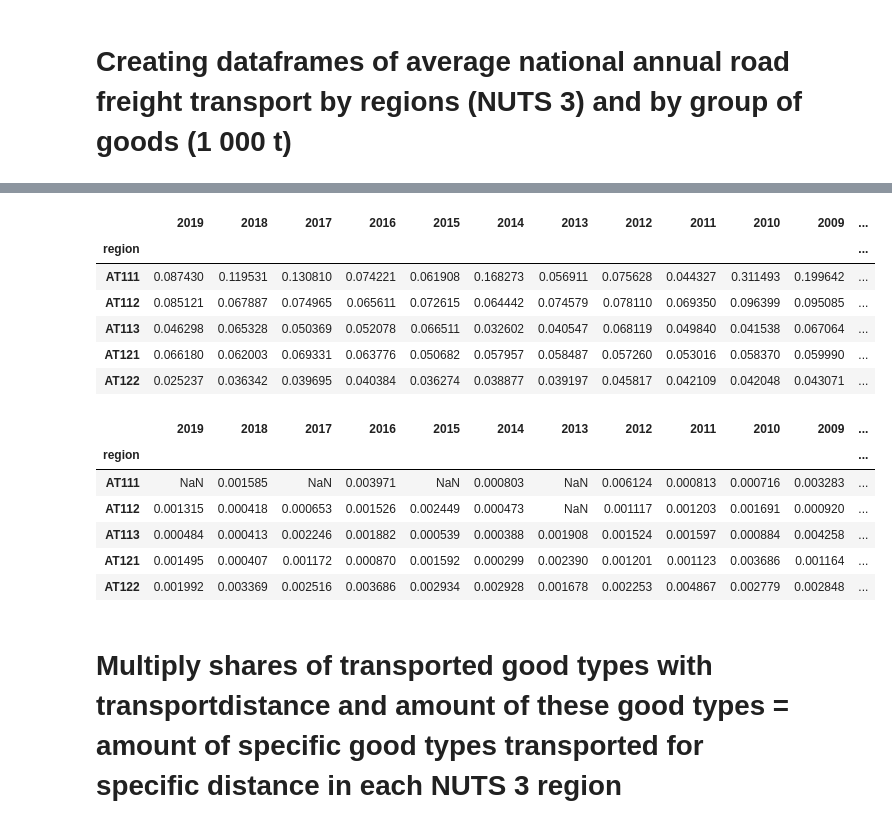
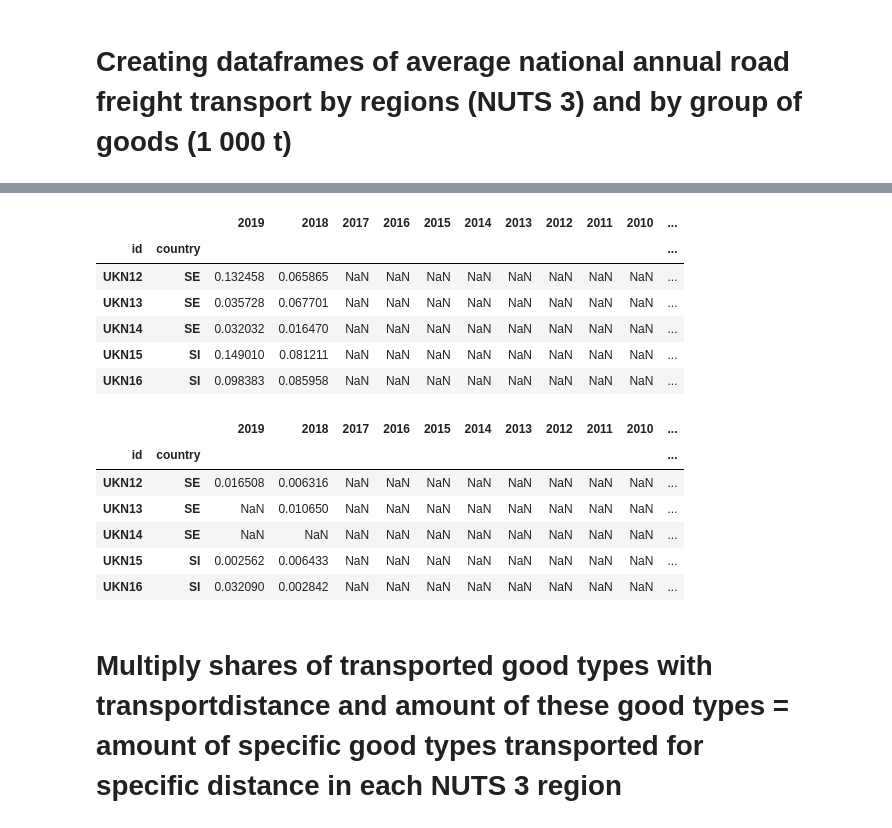
Before and after one commit to Frostie10/eurostat_test, a Jupyter notebook: test_eurostat.ipynb, the cells around one changed output, grey strips where cells are left out. Saved outputs shown, nothing was run; the diff lists cells and outputs as text; code cells hidden in the pictures.

```diff
--- a/test_eurostat.ipynb
+++ b/test_eurostat.ipynb
@@ -47,3 +47,6 @@ df_unloading = pearson_util.load_eurostat_tsv('https://ec.europa.eu/eurostat/est
 df_unloading_total = df_unloading.loc['TOTAL']
 # %%
 df_unloading_total = df_unloading_total.droplevel(0)
+# %%
+#sets index of the df to the same index the gdf has and thereby delets all rowes which have a different id (old NUTS 3 data)
+df_unloading_nuts3 = df_unloading_total.reindex(gdf.set_index('id').index)
@@ -54,3 +70,6 @@ df_loading = pearson_util.load_eurostat_tsv('https://ec.europa.eu/eurostat/estat
 df_loading_total = df_loading.loc['TOTAL']
 # %%
 df_loading_total = df_loading_total.droplevel(0)
+# %%
+#sets index of the df to the same index the gdf has and thereby delets all rowes which have a different id (old NUTS 3 data)
+df_loading_nuts3 = df_loading_total.reindex(gdf.set_index('id').index)
@@ -57,7 +88,10 @@ df_loading_total = df_loading_total.droplevel(0)
 # %%
 #Concatinates df --> takes 2 df and joins them together
-df_average_transport_total = pd.concat((df_unloading_total, df_loading_total))
+df_average_transport_total = pd.concat((df_unloading_nuts3, df_loading_nuts3))
 # %%
 #takes lines with same index and calculates mean of them
 df_average_transport_total = df_average_transport_total.groupby(df_average_transport_total.index).mean()
+# %%
+#sets the index 'country' and takes it from the cntr_code column of the gdf
+df_average_transport_total = df_average_transport_total.set_index(gdf.set_index('CNTR_CODE').index.rename('country'), append=True)
 # %%
@@ -73,37 +109,51 @@ df_average_transport_total.head()
 # %%
+#unloading
 df_unloading_GT01 = df_unloading.loc['GT01']
 df_unloading_GT01 = df_unloading_GT01.droplevel(0)
+df_unloading_GT01_nuts3 = df_unloading_GT01.reindex(gdf.set_index('id').index)
+#loading
 df_loading_GT01 = df_loading.loc['GT01']
 df_loading_GT01 = df_loading_GT01.droplevel(0)
-df_average_transport_GT01 = pd.concat((df_unloading_GT01, df_loading_GT01))
+df_loading_GT01_nuts3 = df_loading_GT01.reindex(gdf.set_index('id').index)
+#combining
+df_average_transport_GT01 = pd.concat((df_unloading_GT01_nuts3, df_loading_GT01_nuts3))
 df_average_transport_GT01 = df_average_transport_GT01.groupby(df_average_transport_GT01.index).mean()
+df_average_transport_GT01 = df_average_transport_GT01.set_index(gdf.set_index('CNTR_CODE').index.rename('country'), append=True)
+#share
 df_transport_share_GT01 = df_average_transport_GT01.div(df_average_transport_total)
-df_transport_share_GT01.head()
+df_transport_share_GT01.tail()
 # %% [output]
-|  | 2019 | 2018 | 2017 | 2016 | 2015 | 2014 | 2013 | 2012 | 2011 | 2010 | 2009 | ... |
-| region |  |  |  |  |  |  |  |  |  |  |  | ... |
-| AT111 | 0.087430 | 0.119531 | 0.130810 | 0.074221 | 0.061908 | 0.168273 | 0.056911 | 0.075628 | 0.044327 | 0.311493 | 0.199642 | ... |
-| AT112 | 0.085121 | 0.067887 | 0.074965 | 0.065611 | 0.072615 | 0.064442 | 0.074579 | 0.078110 | 0.069350 | 0.096399 | 0.095085 | ... |
-| AT113 | 0.046298 | 0.065328 | 0.050369 | 0.052078 | 0.066511 | 0.032602 | 0.040547 | 0.068119 | 0.049840 | 0.041538 | 0.067064 | ... |
-| AT121 | 0.066180 | 0.062003 | 0.069331 | 0.063776 | 0.050682 | 0.057957 | 0.058487 | 0.057260 | 0.053016 | 0.058370 | 0.059990 | ... |
-| AT122 | 0.025237 | 0.036342 | 0.039695 | 0.040384 | 0.036274 | 0.038877 | 0.039197 | 0.045817 | 0.042109 | 0.042048 | 0.043071 | ... |
+|  |  | 2019 | 2018 | 2017 | 2016 | 2015 | 2014 | 2013 | 2012 | 2011 | 2010 | ... |
+| id | country |  |  |  |  |  |  |  |  |  |  | ... |
+| UKN12 | SE | 0.132458 | 0.065865 | NaN | NaN | NaN | NaN | NaN | NaN | NaN | NaN | ... |
+| UKN13 | SE | 0.035728 | 0.067701 | NaN | NaN | NaN | NaN | NaN | NaN | NaN | NaN | ... |
+| UKN14 | SE | 0.032032 | 0.016470 | NaN | NaN | NaN | NaN | NaN | NaN | NaN | NaN | ... |
+| UKN15 | SI | 0.149010 | 0.081211 | NaN | NaN | NaN | NaN | NaN | NaN | NaN | NaN | ... |
+| UKN16 | SI | 0.098383 | 0.085958 | NaN | NaN | NaN | NaN | NaN | NaN | NaN | NaN | ... |
 # %%
+#unloading
 df_unloading_GT02 = df_unloading.loc['GT02']
 df_unloading_GT02 = df_unloading_GT02.droplevel(0)
+df_unloading_GT02_nuts3 = df_unloading_GT02.reindex(gdf.set_index('id').index)
+#loading
 df_loading_GT02 = df_loading.loc['GT02']
 df_loading_GT02 = df_loading_GT02.droplevel(0)
-df_average_transport_GT02 = pd.concat((df_unloading_GT02, df_loading_GT02))
+df_loading_GT02_nuts3 = df_loading_GT02.reindex(gdf.set_index('id').index)
+#combining
+df_average_transport_GT02 = pd.concat((df_unloading_GT02_nuts3, df_loading_GT02_nuts3))
 df_average_transport_GT02 = df_average_transport_GT02.groupby(df_average_transport_GT02.index).mean()
+df_average_transport_GT02 = df_average_transport_GT02.set_index(gdf.set_index('CNTR_CODE').index.rename('country'), append=True)
+#share
 df_transport_share_GT02 = df_average_transport_GT02.div(df_average_transport_total)
-df_transport_share_GT02.head()
+df_transport_share_GT02.tail()
 # %% [output]
-|  | 2019 | 2018 | 2017 | 2016 | 2015 | 2014 | 2013 | 2012 | 2011 | 2010 | 2009 | ... |
-| region |  |  |  |  |  |  |  |  |  |  |  | ... |
-| AT111 | NaN | 0.001585 | NaN | 0.003971 | NaN | 0.000803 | NaN | 0.006124 | 0.000813 | 0.000716 | 0.003283 | ... |
-| AT112 | 0.001315 | 0.000418 | 0.000653 | 0.001526 | 0.002449 | 0.000473 | NaN | 0.001117 | 0.001203 | 0.001691 | 0.000920 | ... |
-| AT113 | 0.000484 | 0.000413 | 0.002246 | 0.001882 | 0.000539 | 0.000388 | 0.001908 | 0.001524 | 0.001597 | 0.000884 | 0.004258 | ... |
-| AT121 | 0.001495 | 0.000407 | 0.001172 | 0.000870 | 0.001592 | 0.000299 | 0.002390 | 0.001201 | 0.001123 | 0.003686 | 0.001164 | ... |
-| AT122 | 0.001992 | 0.003369 | 0.002516 | 0.003686 | 0.002934 | 0.002928 | 0.001678 | 0.002253 | 0.004867 | 0.002779 | 0.002848 | ... |
+|  |  | 2019 | 2018 | 2017 | 2016 | 2015 | 2014 | 2013 | 2012 | 2011 | 2010 | ... |
+| id | country |  |  |  |  |  |  |  |  |  |  | ... |
+| UKN12 | SE | 0.016508 | 0.006316 | NaN | NaN | NaN | NaN | NaN | NaN | NaN | NaN | ... |
+| UKN13 | SE | NaN | 0.010650 | NaN | NaN | NaN | NaN | NaN | NaN | NaN | NaN | ... |
+| UKN14 | SE | NaN | NaN | NaN | NaN | NaN | NaN | NaN | NaN | NaN | NaN | ... |
+| UKN15 | SI | 0.002562 | 0.006433 | NaN | NaN | NaN | NaN | NaN | NaN | NaN | NaN | ... |
+| UKN16 | SI | 0.032090 | 0.002842 | NaN | NaN | NaN | NaN | NaN | NaN | NaN | NaN | ... |
 # %% [markdown]
 # Multiply shares of transported good types with transportdistance and amount of these good types = amount of specific good types transported for specific distance in each NUTS 3 region
 # %%
```
Also changed, not shown: parts of 6 cells of this notebook.
